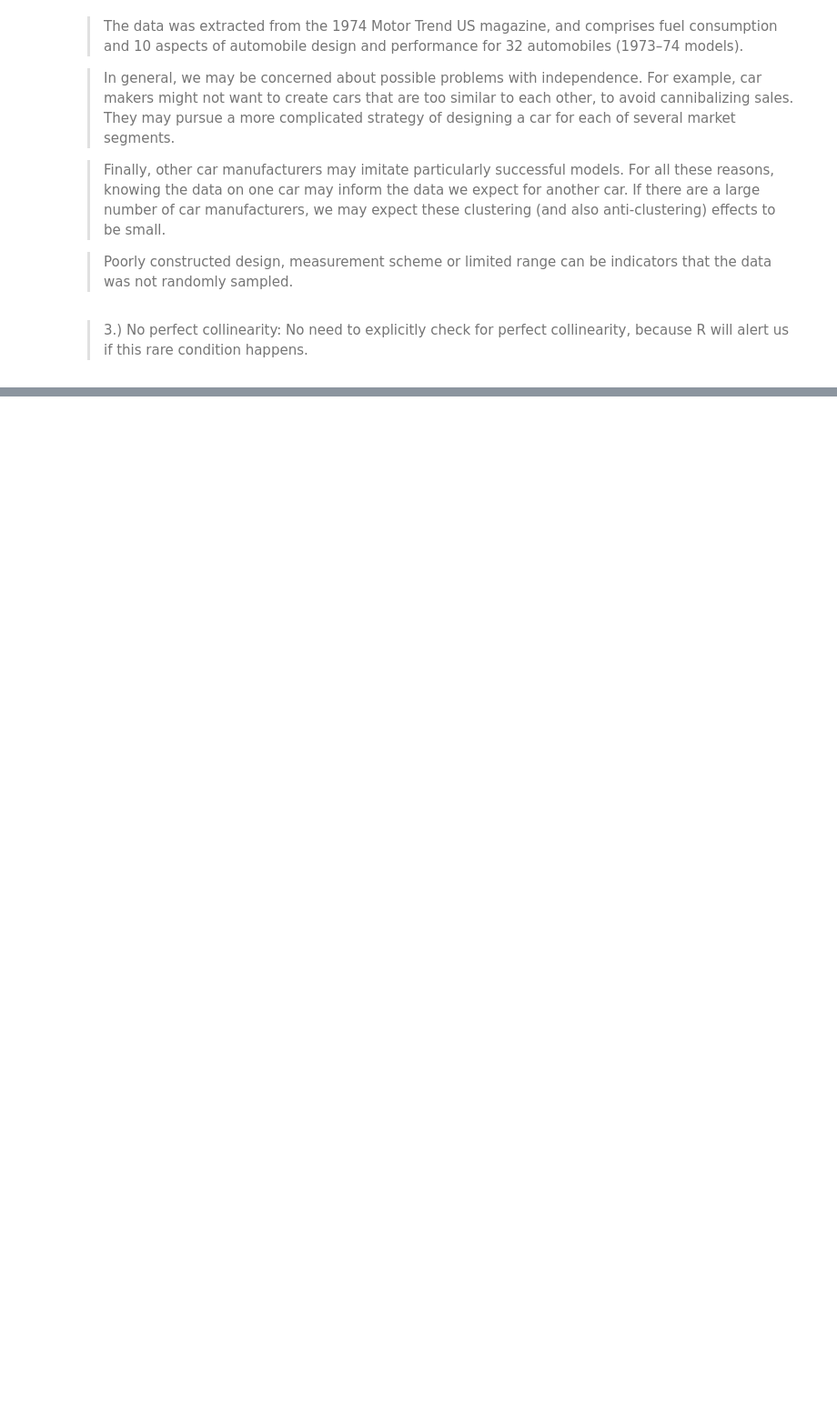
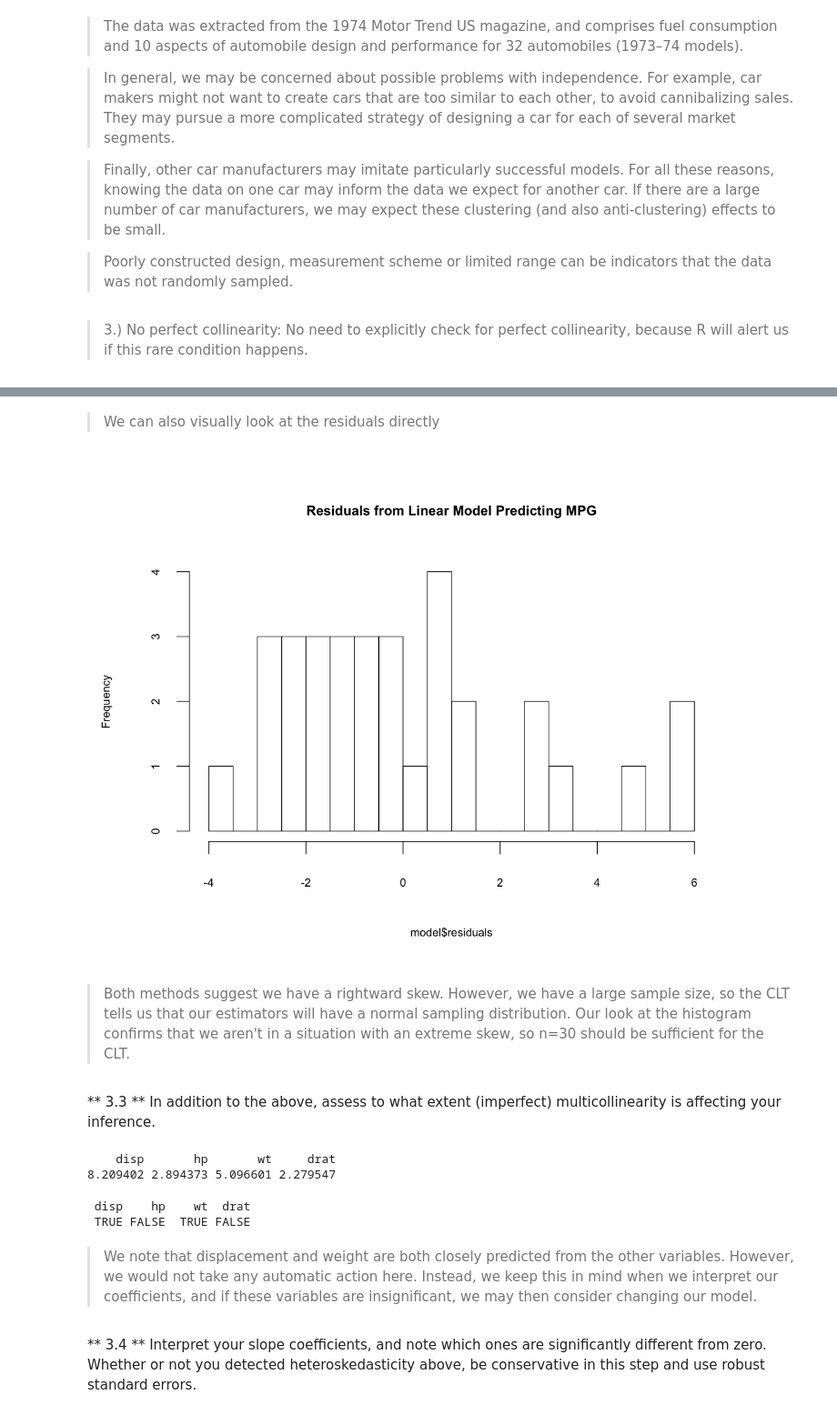
Before and after one commit to ansjory/W203_live_session_repo, a Jupyter notebook: unit_12/unit_12_ls_inst.ipynb, the cells around one changed output, grey strips where cells are left out. Shown: that part at 91% size. Saved outputs shown, nothing was run; the diff lists cells and outputs as text; code cells hidden in the pictures; blank space fills up the shorter version.

```diff
--- a/unit_12/unit_12_ls_inst.ipynb
+++ b/unit_12/unit_12_ls_inst.ipynb
@@ -136,0 +205,23 @@ data was not randomly sampled.
+# %% [markdown]
+> We can also visually look at the residuals directly
+# %%
+options(repr.plot.height = 7.5, repr.plot.width = 10, repr.plot.pointsize = 22)
+hist(model$residuals, breaks = 20, main = "Residuals from Linear Model Predicting MPG")
+# %% [output]
+[figure, added]
+# %% [markdown]
+> Both methods suggest we have a rightward skew.  However, we have a large sample size, so the CLT tells us that our estimators will have a normal sampling distribution.  Our look at the histogram confirms that we aren't in a situation with an extreme skew, so n=30 should be sufficient for the CLT.
+# %% [markdown]
+** 3.3 ** In addition to the above, assess to what extent (imperfect) multicollinearity is affecting your inference.
+# %%
+vif(model)
+vif(model) > 4
+# %% [output]
+    disp       hp       wt     drat
+8.209402 2.894373 5.096601 2.279547
+ disp    hp    wt  drat
+ TRUE FALSE  TRUE FALSE
+# %% [markdown]
+> We note that displacement and weight are both closely predicted from the other variables.  However, we would not take any automatic action here.  Instead, we keep this in mind when we interpret our coefficients, and if these variables are insignificant, we may then consider changing our model.
+# %% [markdown]
+** 3.4 ** Interpret your slope coefficients, and note which ones are significantly different from zero.  Whether or not you detected heteroskedasticity above, be conservative in this step and use robust standard errors.
```
Also changed, not shown: parts of 37 cells of this notebook, 4 other files.
